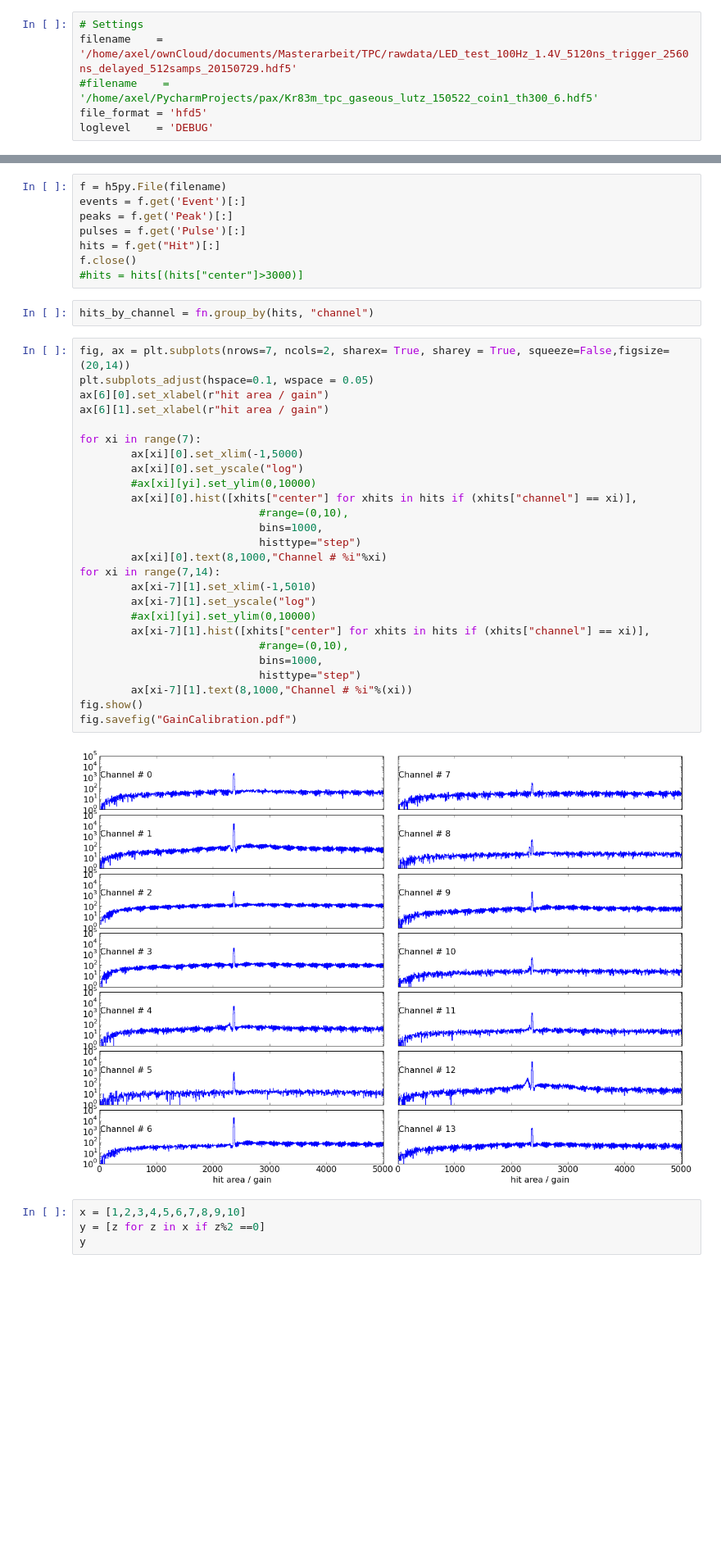
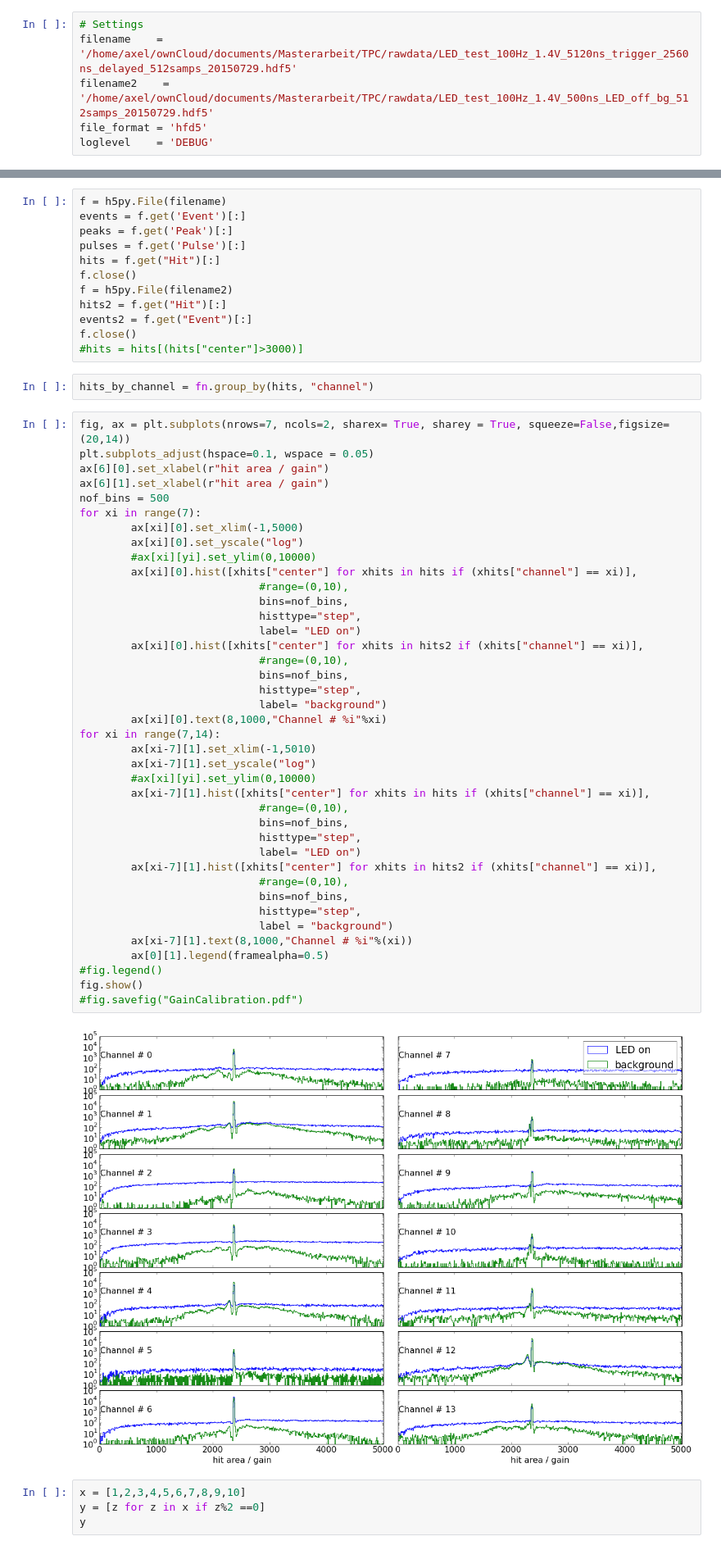
Before and after one commit to olenkajain/pax, a Jupyter notebook: examples/muenster/analysis/waveforms_plot_14ch.ipynb, the cells around one changed output, grey strips where cells are left out. Shown at 82% size. Saved outputs shown, nothing was run; the diff lists cells and outputs as text; blank space fills up the shorter version.

```diff
--- a/examples/muenster/analysis/waveforms_plot_14ch.ipynb
+++ b/examples/muenster/analysis/waveforms_plot_14ch.ipynb
@@ -1,7 +1,7 @@
 # %%
 # Settings
 filename    = '/home/axel/ownCloud/documents/Masterarbeit/TPC/rawdata/LED_test_100Hz_1.4V_5120ns_trigger_2560ns_delayed_512samps_20150729.hdf5'
-#filename    = '/home/axel/PycharmProjects/pax/Kr83m_tpc_gaseous_lutz_150522_coin1_th300_6.hdf5'
+filename2    = '/home/axel/ownCloud/documents/Masterarbeit/TPC/rawdata/LED_test_100Hz_1.4V_500ns_LED_off_bg_512samps_20150729.hdf5'
 file_format = 'hfd5'
 loglevel    = 'DEBUG'
 # %%
@@ -38,37 +38,55 @@ peaks = f.get('Peak')[:]
 pulses = f.get('Pulse')[:]
 hits = f.get("Hit")[:]
 f.close()
+f = h5py.File(filename2)
+hits2 = f.get("Hit")[:]
+events2 = f.get("Event")[:]
+f.close()
 #hits = hits[(hits["center"]>3000)]
 # %%
 hits_by_channel = fn.group_by(hits, "channel")
 # %%
 fig, ax = plt.subplots(nrows=7, ncols=2, sharex= True, sharey = True, squeeze=False,figsize=(20,14))
 plt.subplots_adjust(hspace=0.1, wspace = 0.05)
 ax[6][0].set_xlabel(r"hit area / gain")
 ax[6][1].set_xlabel(r"hit area / gain")
-
+nof_bins = 500
 for xi in range(7):
         ax[xi][0].set_xlim(-1,5000)
         ax[xi][0].set_yscale("log")
         #ax[xi][yi].set_ylim(0,10000)
         ax[xi][0].hist([xhits["center"] for xhits in hits if (xhits["channel"] == xi)],
                             #range=(0,10),
-                            bins=1000,
-                            histtype="step")
+                            bins=nof_bins,
+                            histtype="step",
+                            label= "LED on")
+        ax[xi][0].hist([xhits["center"] for xhits in hits2 if (xhits["channel"] == xi)],
+                            #range=(0,10),
+                            bins=nof_bins,
+                            histtype="step",
+                            label= "background")
         ax[xi][0].text(8,1000,"Channel # %i"%xi)
 for xi in range(7,14):
         ax[xi-7][1].set_xlim(-1,5010)
         ax[xi-7][1].set_yscale("log")
         #ax[xi][yi].set_ylim(0,10000)
         ax[xi-7][1].hist([xhits["center"] for xhits in hits if (xhits["channel"] == xi)],
                             #range=(0,10),
-                            bins=1000,
-                            histtype="step")
+                            bins=nof_bins,
+                            histtype="step",
+                            label= "LED on")
+        ax[xi-7][1].hist([xhits["center"] for xhits in hits2 if (xhits["channel"] == xi)],
+                            #range=(0,10),
+                            bins=nof_bins,
+                            histtype="step",
+                            label = "background")
         ax[xi-7][1].text(8,1000,"Channel # %i"%(xi))
+        ax[0][1].legend(framealpha=0.5)
+#fig.legend()
 fig.show()
-fig.savefig("GainCalibration.pdf")
+#fig.savefig("GainCalibration.pdf")
 # %% [output]
-[figure, old version]
+[figure, new version]
 # %%
 x = [1,2,3,4,5,6,7,8,9,10]
 y = [z for z in x if z%2 ==0]
```
Also changed, not shown: parts of 4 cells of this notebook, 1 other file.
